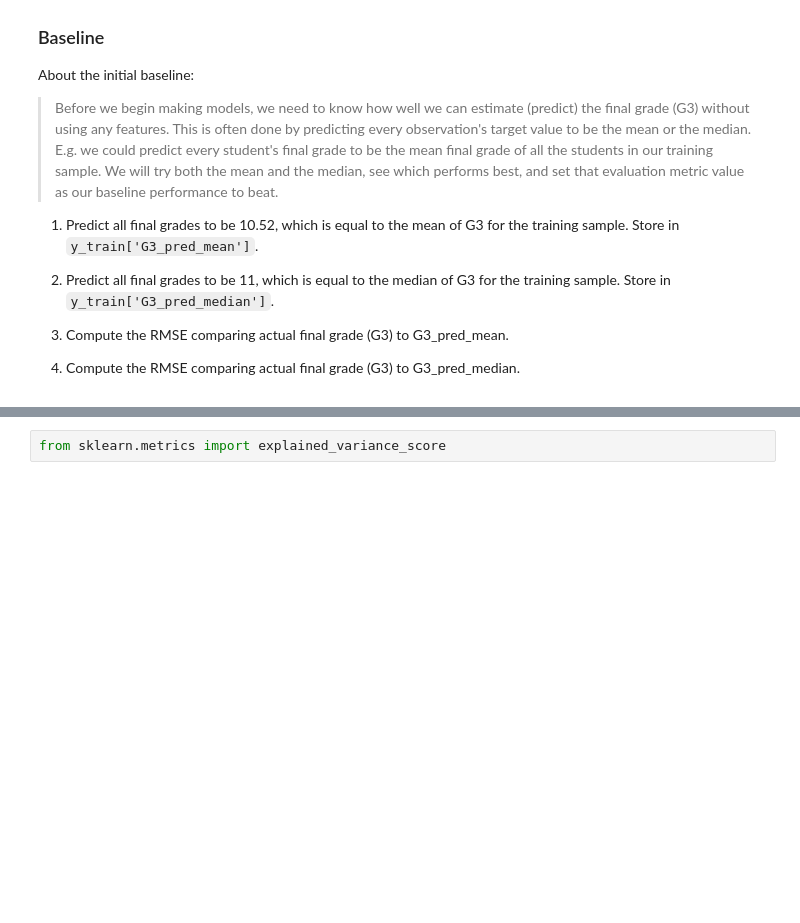
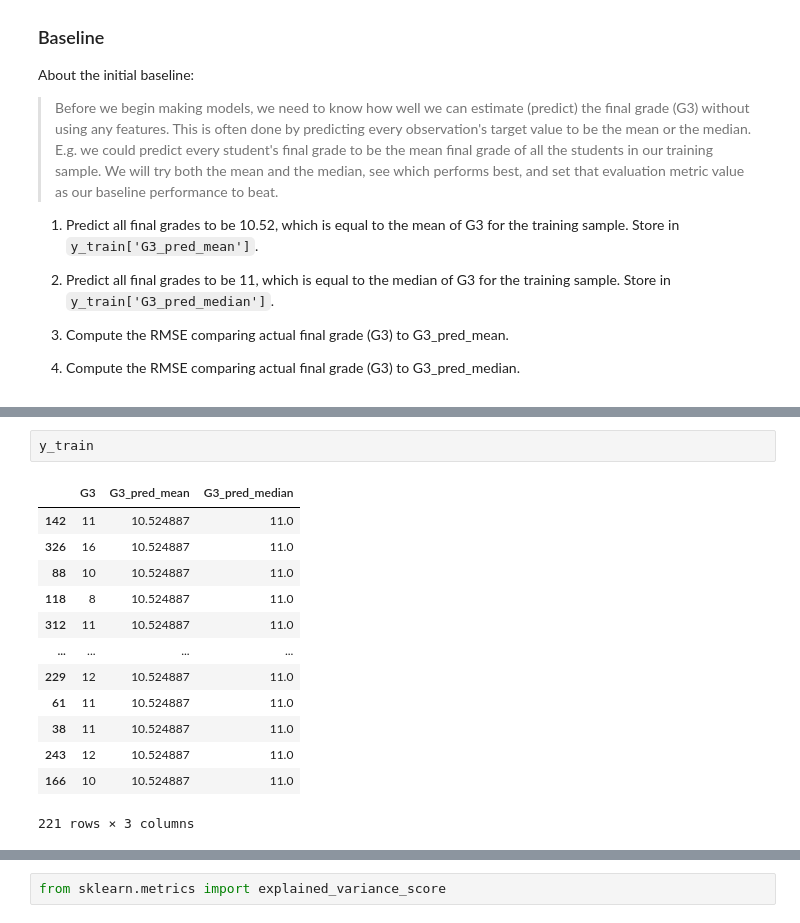
Before and after one commit to CodeupClassroom/leavitt-regression-exercises, a Jupyter notebook: modeling.ipynb, the cells around one changed output, grey strips where cells are left out. Drawn from its saved outputs; the diff is of its cells as text; blank space fills up the shorter version.

```diff
--- a/modeling.ipynb
+++ b/modeling.ipynb
@@ -82,0 +149,16 @@ type(y_train)
+# %%
+y_train
+# %% [output]
+|  | G3 | G3_pred_mean | G3_pred_median |
+| 142 | 11 | 10.524887 | 11.0 |
+| 326 | 16 | 10.524887 | 11.0 |
+| 88 | 10 | 10.524887 | 11.0 |
+| 118 | 8 | 10.524887 | 11.0 |
+| 312 | 11 | 10.524887 | 11.0 |
+| ... | ... | ... | ... |
+| 229 | 12 | 10.524887 | 11.0 |
+| 61 | 11 | 10.524887 | 11.0 |
+| 38 | 11 | 10.524887 | 11.0 |
+| 243 | 12 | 10.524887 | 11.0 |
+| 166 | 10 | 10.524887 | 11.0 |
+221 rows × 3 columns
```
Also changed, not shown: parts of 47 cells of this notebook.
